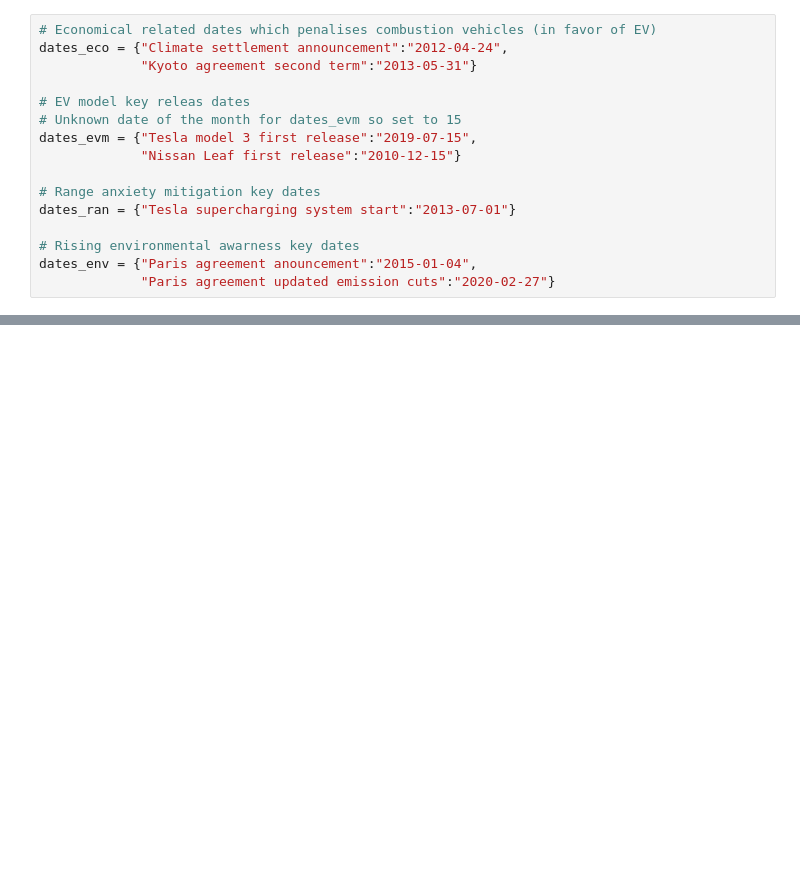
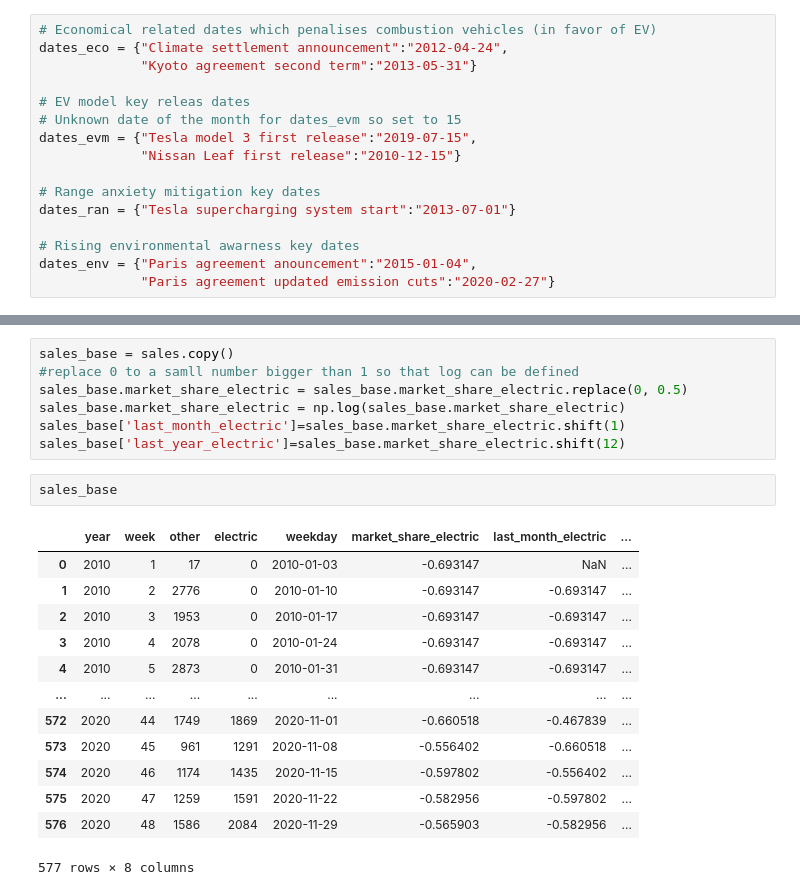
Before and after one commit to dust629/ada2020_teamwork, a Jupyter notebook: P4/Norway_EV_sales.ipynb, the cells around one changed output, grey strips where cells are left out. Saved outputs shown, nothing was run; the diff lists cells and outputs as text; blank space fills up the shorter version.

```diff
--- a/P4/Norway_EV_sales.ipynb
+++ b/P4/Norway_EV_sales.ipynb
@@ -195,0 +274,23 @@ dates_env = {"Paris agreement anouncement":"2015-01-04",
+# %%
+sales_base = sales.copy()
+#replace 0 to a samll number bigger than 1 so that log can be defined
+sales_base.market_share_electric = sales_base.market_share_electric.replace(0, 0.5)
+sales_base.market_share_electric = np.log(sales_base.market_share_electric)
+sales_base['last_month_electric']=sales_base.market_share_electric.shift(1)
+sales_base['last_year_electric']=sales_base.market_share_electric.shift(12)
+# %%
+sales_base
+# %% [output]
+|  | year | week | other | electric | weekday | market_share_electric | last_month_electric | ... |
+| 0 | 2010 | 1 | 17 | 0 | 2010-01-03 | -0.693147 | NaN | ... |
+| 1 | 2010 | 2 | 2776 | 0 | 2010-01-10 | -0.693147 | -0.693147 | ... |
+| 2 | 2010 | 3 | 1953 | 0 | 2010-01-17 | -0.693147 | -0.693147 | ... |
+| 3 | 2010 | 4 | 2078 | 0 | 2010-01-24 | -0.693147 | -0.693147 | ... |
+| 4 | 2010 | 5 | 2873 | 0 | 2010-01-31 | -0.693147 | -0.693147 | ... |
+| ... | ... | ... | ... | ... | ... | ... | ... | ... |
+| 572 | 2020 | 44 | 1749 | 1869 | 2020-11-01 | -0.660518 | -0.467839 | ... |
+| 573 | 2020 | 45 | 961 | 1291 | 2020-11-08 | -0.556402 | -0.660518 | ... |
+| 574 | 2020 | 46 | 1174 | 1435 | 2020-11-15 | -0.597802 | -0.556402 | ... |
+| 575 | 2020 | 47 | 1259 | 1591 | 2020-11-22 | -0.582956 | -0.597802 | ... |
+| 576 | 2020 | 48 | 1586 | 2084 | 2020-11-29 | -0.565903 | -0.582956 | ... |
+577 rows × 8 columns
```
Also changed, not shown: parts of 33 cells of this notebook.
